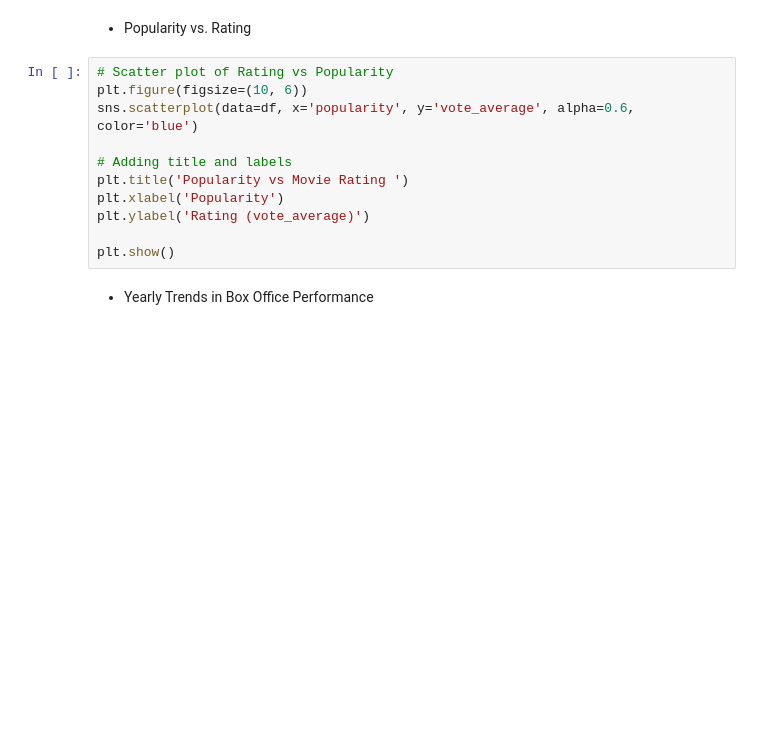
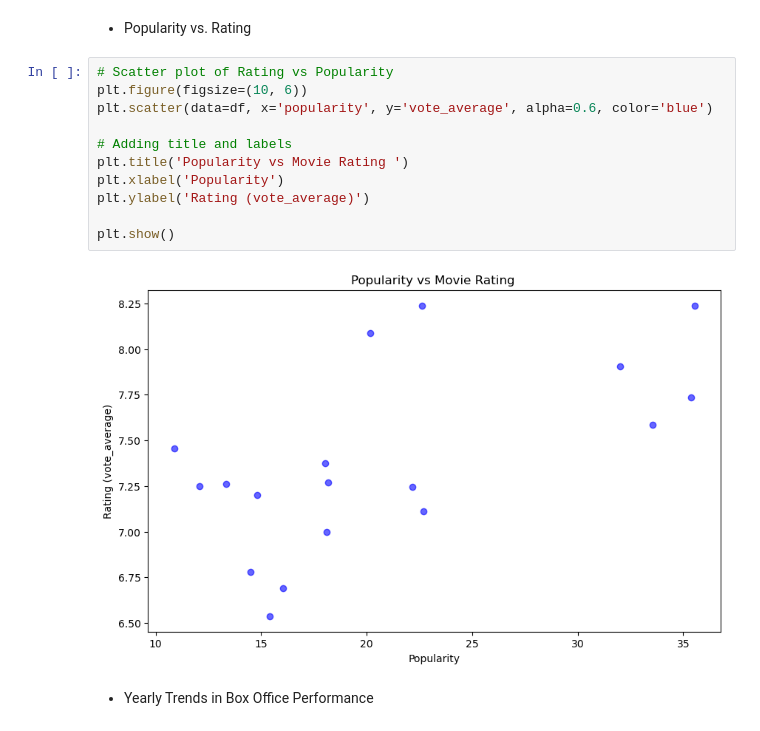
Before and after one commit to kgyauAmtch/Amtch_Personal_Projects, a Jupyter notebook: Project1/notebooks/data_cleaning.ipynb, the cells around one changed output. Cells and saved outputs as stored; diff of their text form; blank space fills up the shorter version.

```diff
--- a/Project1/notebooks/data_cleaning.ipynb
+++ b/Project1/notebooks/data_cleaning.ipynb
@@ -603,14 +1068,16 @@ plt.show()
 # %%
 # Scatter plot of Rating vs Popularity
 plt.figure(figsize=(10, 6))
-sns.scatterplot(data=df, x='popularity', y='vote_average', alpha=0.6, color='blue')
+plt.scatter(data=df, x='popularity', y='vote_average', alpha=0.6, color='blue')
 
 # Adding title and labels
 plt.title('Popularity vs Movie Rating ')
 plt.xlabel('Popularity')
 plt.ylabel('Rating (vote_average)')
 
 plt.show()
+# %% [output]
+[figure, added]
 # %% [markdown]
 - Yearly Trends in Box Office Performance
 # %%
```
Also changed, not shown: parts of 64 cells of this notebook, 1 other file.
